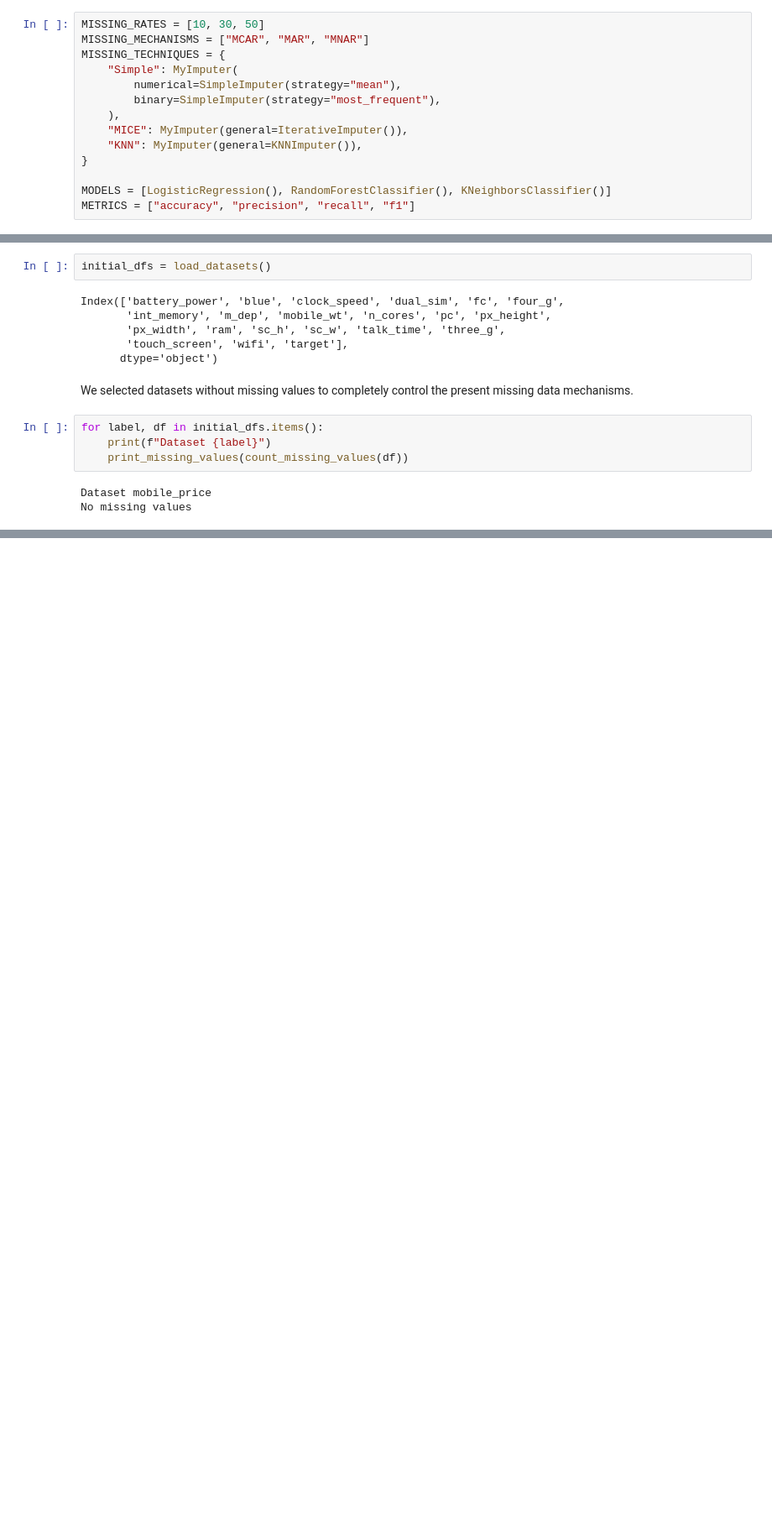
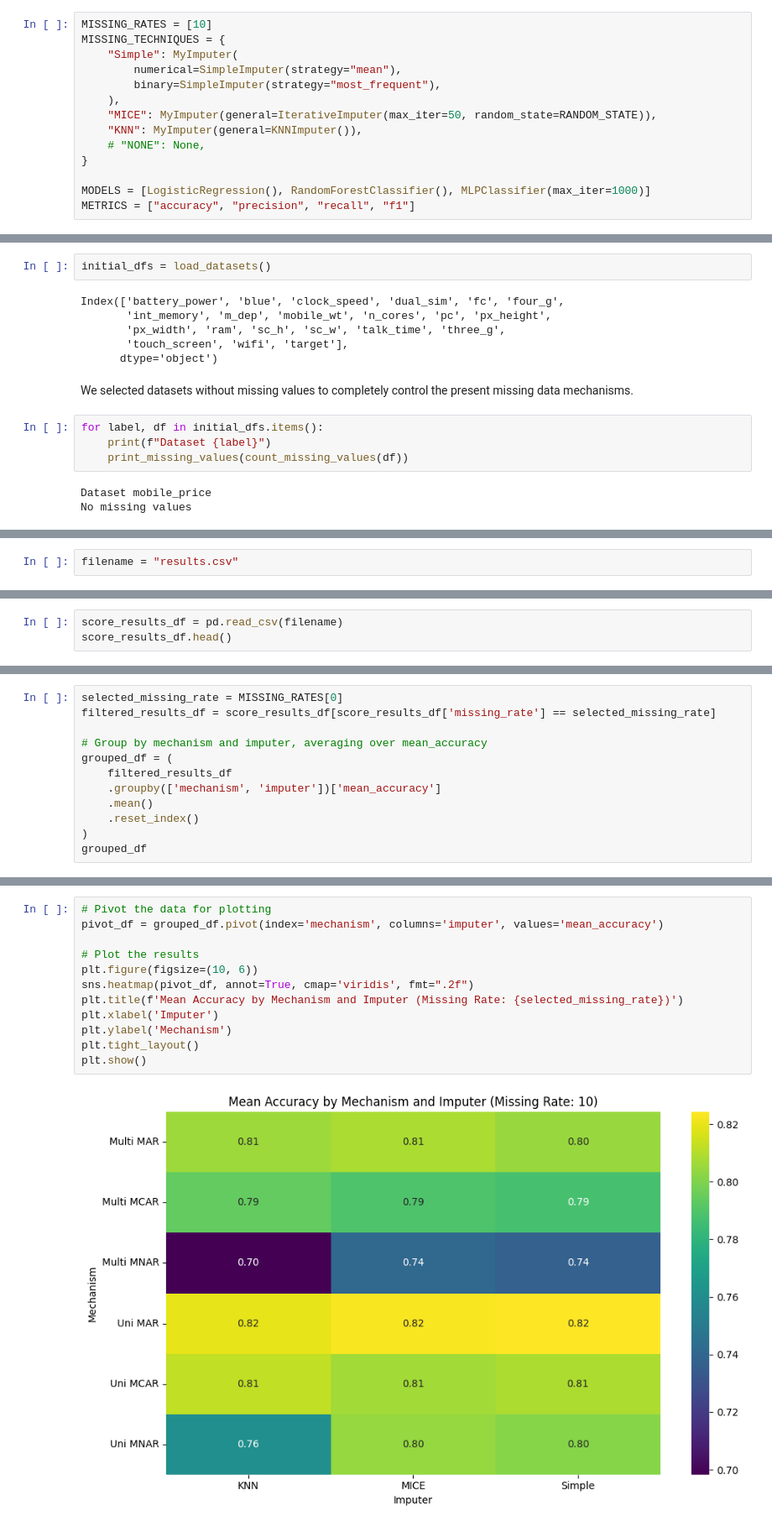
Before and after one commit to Minipoloalex/AI-and-Society-datasets-analysis, a Jupyter notebook: missing-data/missing_data.ipynb, the cells around one changed output, grey strips where cells are left out. Shown at 84% size. Cells and saved outputs as stored; diff of their text form; blank space fills up the shorter version.

Commit message:
Predictive and Distribution Accuracy complete. Plots generated

```diff
--- a/missing-data/missing_data.ipynb
+++ b/missing-data/missing_data.ipynb
@@ -77,16 +82,16 @@ class MyImputer:
         self.numerical = numerical
         self.binary = binary
 # %%
-MISSING_RATES = [10, 30, 50]
-MISSING_MECHANISMS = ["MCAR", "MAR", "MNAR"]
+MISSING_RATES = [10]
 MISSING_TECHNIQUES = {
     "Simple": MyImputer(
         numerical=SimpleImputer(strategy="mean"),
         binary=SimpleImputer(strategy="most_frequent"),
     ),
-    "MICE": MyImputer(general=IterativeImputer()),
+    "MICE": MyImputer(general=IterativeImputer(max_iter=50, random_state=RANDOM_STATE)),
     "KNN": MyImputer(general=KNNImputer()),
+    # "NONE": None,
 }
 
-MODELS = [LogisticRegression(), RandomForestClassifier(), KNeighborsClassifier()]
+MODELS = [LogisticRegression(), RandomForestClassifier(), MLPClassifier(max_iter=1000)]
 METRICS = ["accuracy", "precision", "recall", "f1"]
@@ -249,0 +474,2 @@ results_df
+# %%
+filename = "results.csv"
@@ -249,0 +482,3 @@ results_df
+# %%
+score_results_df = pd.read_csv(filename)
+score_results_df.head()
@@ -249,0 +492,12 @@ results_df
+# %%
+selected_missing_rate = MISSING_RATES[0]
+filtered_results_df = score_results_df[score_results_df['missing_rate'] == selected_missing_rate]
+
+# Group by mechanism and imputer, averaging over mean_accuracy
+grouped_df = (
+    filtered_results_df
+    .groupby(['mechanism', 'imputer'])['mean_accuracy']
+    .mean()
+    .reset_index()
+)
+grouped_df
@@ -249,0 +522,14 @@ results_df
+# %%
+# Pivot the data for plotting
+pivot_df = grouped_df.pivot(index='mechanism', columns='imputer', values='mean_accuracy')
+
+# Plot the results
+plt.figure(figsize=(10, 6))
+sns.heatmap(pivot_df, annot=True, cmap='viridis', fmt=".2f")
+plt.title(f'Mean Accuracy by Mechanism and Imputer (Missing Rate: {selected_missing_rate})')
+plt.xlabel('Imputer')
+plt.ylabel('Mechanism')
+plt.tight_layout()
+plt.show()
+# %% [output]
+[figure, added]
```
Also changed, not shown: parts of 24 cells of this notebook, 1 other file.
